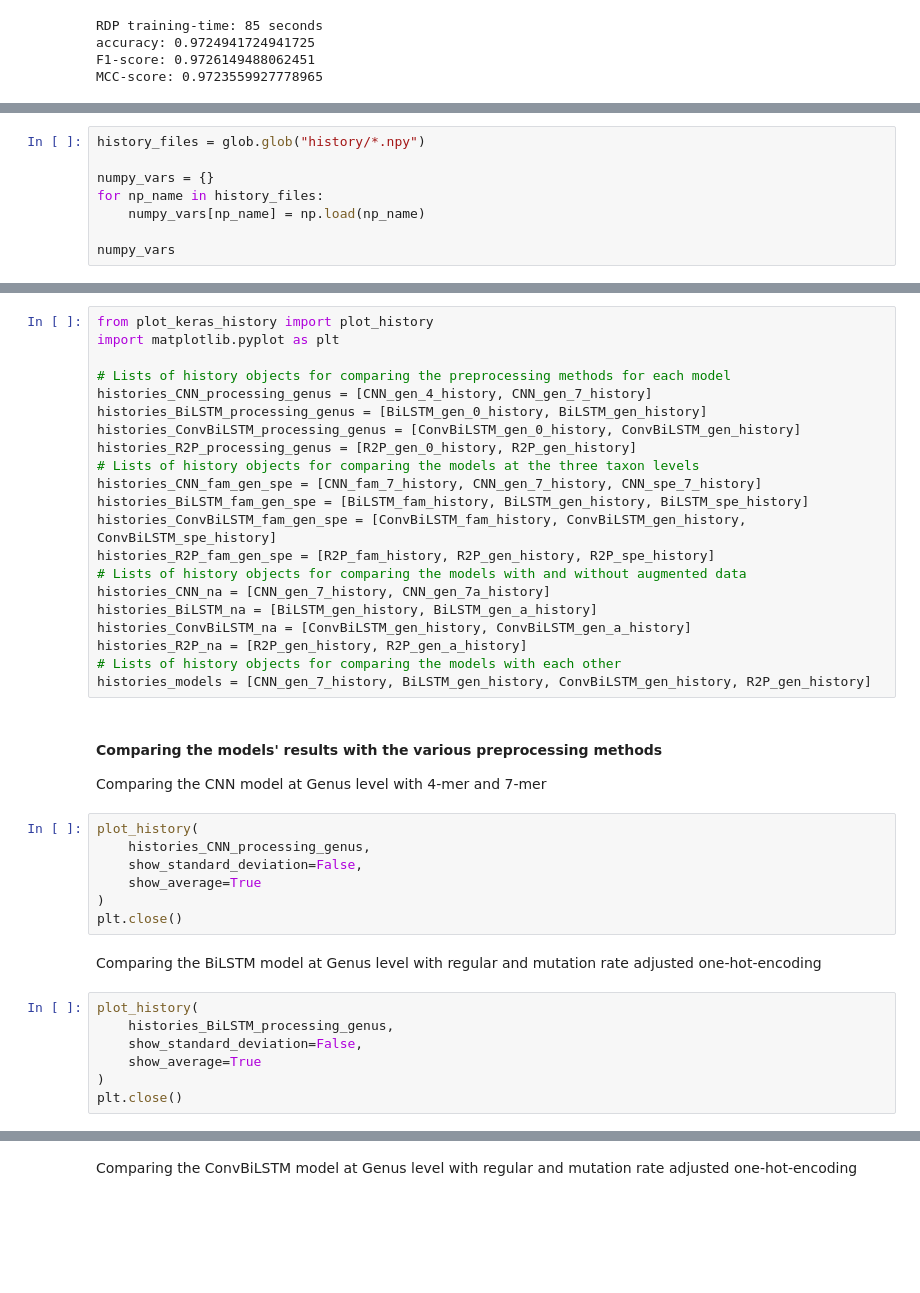
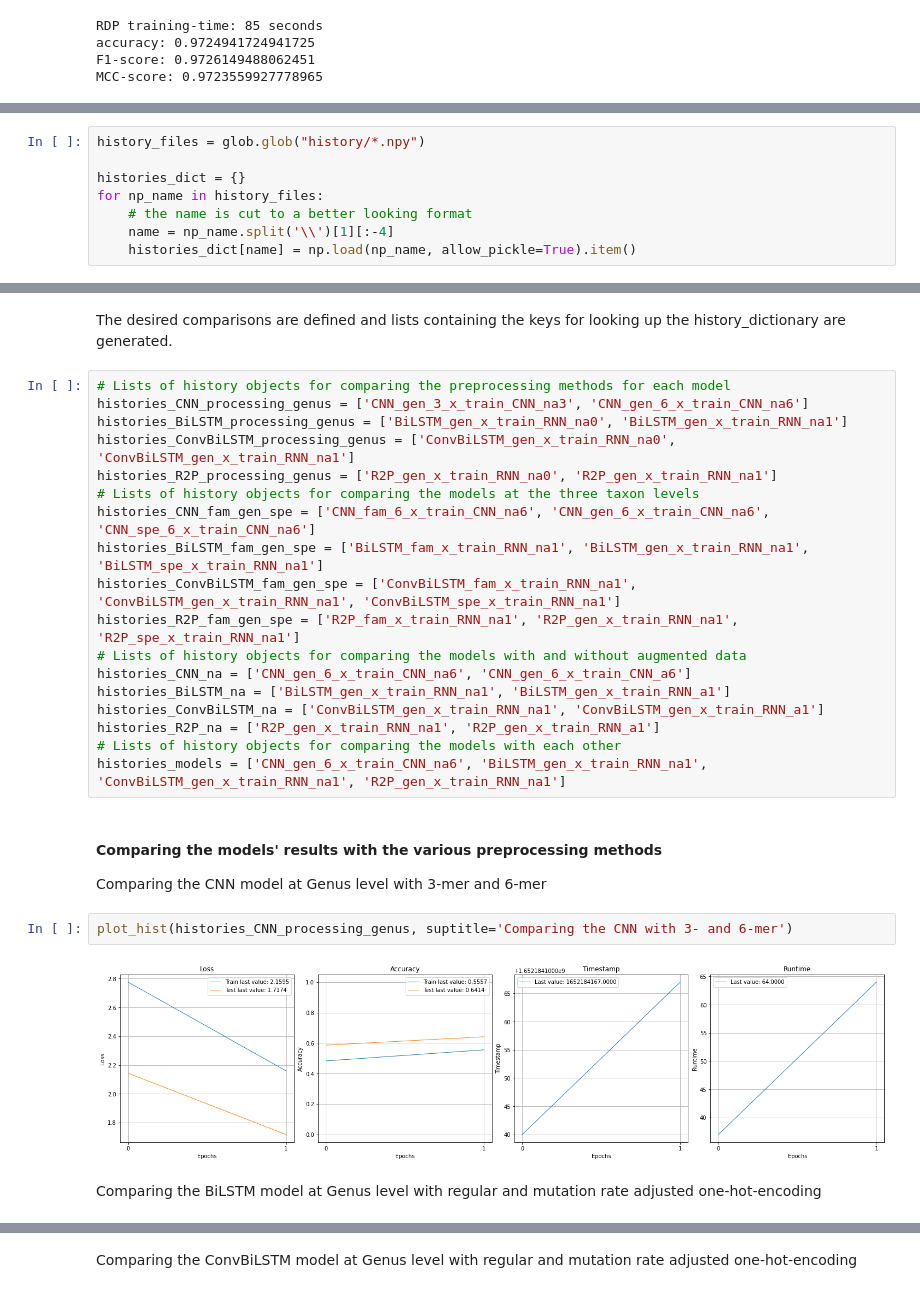
Before and after one commit to Lab-Vankerschaver/16S-ML-models, a Jupyter notebook: models_notebook.ipynb, the cells around one changed output, grey strips where cells are left out. Drawn from its saved outputs; the diff is of its cells as text; blank space fills up the shorter version.

```diff
--- a/models_notebook.ipynb
+++ b/models_notebook.ipynb
@@ -906,8 +927,8 @@ Next the npy_files containing the training history are loaded.
 # %%
 history_files = glob.glob("history/*.npy")
 
-numpy_vars = {}
+histories_dict = {}
 for np_name in history_files:
-    numpy_vars[np_name] = np.load(np_name)
-
-numpy_vars
+    # the name is cut to a better looking format
+    name = np_name.split('\\')[1][:-4]
+    histories_dict[name] = np.load(np_name, allow_pickle=True).item()
@@ -917,40 +985,29 @@ This is done very easily by using the plot_keras_history package
+# %% [markdown]
+The desired comparisons are defined and lists containing the keys for looking up the history_dictionary are generated.
 # %%
-from plot_keras_history import plot_history
-import matplotlib.pyplot as plt
-
 # Lists of history objects for comparing the preprocessing methods for each model
-histories_CNN_processing_genus = [CNN_gen_4_history, CNN_gen_7_history]
-histories_BiLSTM_processing_genus = [BiLSTM_gen_0_history, BiLSTM_gen_history]
-histories_ConvBiLSTM_processing_genus = [ConvBiLSTM_gen_0_history, ConvBiLSTM_gen_history]
-histories_R2P_processing_genus = [R2P_gen_0_history, R2P_gen_history]
+histories_CNN_processing_genus = ['CNN_gen_3_x_train_CNN_na3', 'CNN_gen_6_x_train_CNN_na6']
+histories_BiLSTM_processing_genus = ['BiLSTM_gen_x_train_RNN_na0', 'BiLSTM_gen_x_train_RNN_na1']
+histories_ConvBiLSTM_processing_genus = ['ConvBiLSTM_gen_x_train_RNN_na0', 'ConvBiLSTM_gen_x_train_RNN_na1']
+histories_R2P_processing_genus = ['R2P_gen_x_train_RNN_na0', 'R2P_gen_x_train_RNN_na1']
 # Lists of history objects for comparing the models at the three taxon levels
-histories_CNN_fam_gen_spe = [CNN_fam_7_history, CNN_gen_7_history, CNN_spe_7_history]
-histories_BiLSTM_fam_gen_spe = [BiLSTM_fam_history, BiLSTM_gen_history, BiLSTM_spe_history]
-histories_ConvBiLSTM_fam_gen_spe = [ConvBiLSTM_fam_history, ConvBiLSTM_gen_history, ConvBiLSTM_spe_history]
-histories_R2P_fam_gen_spe = [R2P_fam_history, R2P_gen_history, R2P_spe_history]
+histories_CNN_fam_gen_spe = ['CNN_fam_6_x_train_CNN_na6', 'CNN_gen_6_x_train_CNN_na6', 'CNN_spe_6_x_train_CNN_na6']
+histories_BiLSTM_fam_gen_spe = ['BiLSTM_fam_x_train_RNN_na1', 'BiLSTM_gen_x_train_RNN_na1', 'BiLSTM_spe_x_train_RNN_na1']
+histories_ConvBiLSTM_fam_gen_spe = ['ConvBiLSTM_fam_x_train_RNN_na1', 'ConvBiLSTM_gen_x_train_RNN_na1', 'ConvBiLSTM_spe_x_train_RNN_na1']
+histories_R2P_fam_gen_spe = ['R2P_fam_x_train_RNN_na1', 'R2P_gen_x_train_RNN_na1', 'R2P_spe_x_train_RNN_na1']
 # Lists of history objects for comparing the models with and without augmented data
-histories_CNN_na = [CNN_gen_7_history, CNN_gen_7a_history]
-histories_BiLSTM_na = [BiLSTM_gen_history, BiLSTM_gen_a_history]
-histories_ConvBiLSTM_na = [ConvBiLSTM_gen_history, ConvBiLSTM_gen_a_history]
-histories_R2P_na = [R2P_gen_history, R2P_gen_a_history]
+histories_CNN_na = ['CNN_gen_6_x_train_CNN_na6', 'CNN_gen_6_x_train_CNN_a6']
+histories_BiLSTM_na = ['BiLSTM_gen_x_train_RNN_na1', 'BiLSTM_gen_x_train_RNN_a1']
+histories_ConvBiLSTM_na = ['ConvBiLSTM_gen_x_train_RNN_na1', 'ConvBiLSTM_gen_x_train_RNN_a1']
+histories_R2P_na = ['R2P_gen_x_train_RNN_na1', 'R2P_gen_x_train_RNN_a1']
 # Lists of history objects for comparing the models with each other
-histories_models = [CNN_gen_7_history, BiLSTM_gen_history, ConvBiLSTM_gen_history, R2P_gen_history]
+histories_models = ['CNN_gen_6_x_train_CNN_na6', 'BiLSTM_gen_x_train_RNN_na1', 'ConvBiLSTM_gen_x_train_RNN_na1', 'R2P_gen_x_train_RNN_na1']
 # %% [markdown]
 #### Comparing the models' results with the various preprocessing methods
-Comparing the CNN model at Genus level with 4-mer and 7-mer
+Comparing the CNN model at Genus level with 3-mer and 6-mer
-# %%
-plot_history(
-    histories_CNN_processing_genus,
-    show_standard_deviation=False,
-    show_average=True
-)
-plt.close()
+# %%
+plot_hist(histories_CNN_processing_genus, suptitle='Comparing the CNN with 3- and 6-mer')
+# %% [output]
+[figure, added]
 # %% [markdown]
 Comparing the BiLSTM model at Genus level with regular and mutation rate adjusted one-hot-encoding
-# %%
-plot_history(
-    histories_BiLSTM_processing_genus,
-    show_standard_deviation=False,
-    show_average=True
-)
-plt.close()
```
Also changed, not shown: parts of 44 cells of this notebook.
